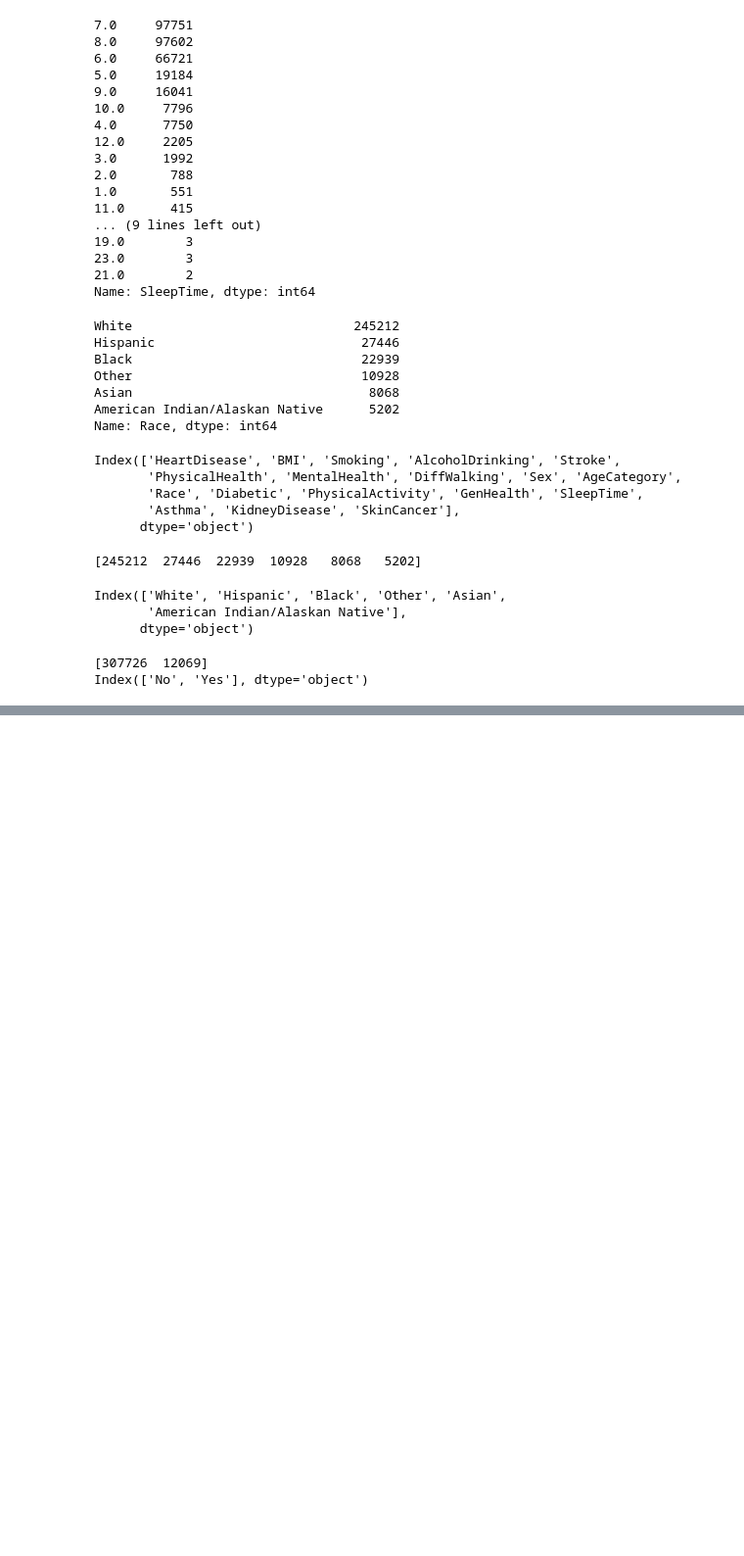
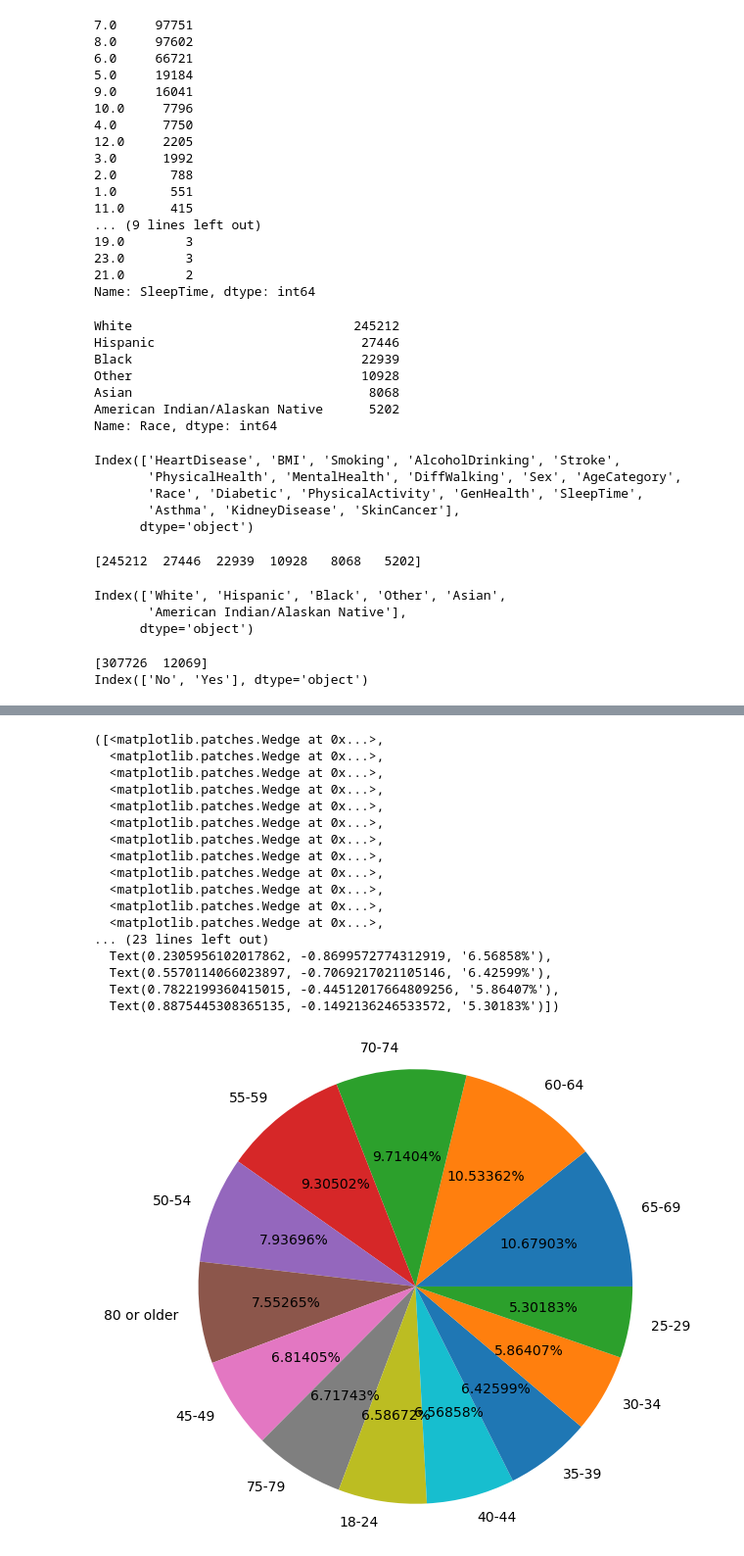
Before and after one commit to tanvirulislam912/Data-Science-Machine-Learning-, a Jupyter notebook: project 1/Heart Failure Dataset.ipynb, the cells around one changed output, grey strips where cells are left out. Shown at 98% size. Saved outputs shown, nothing was run; the diff lists cells and outputs as text; code cells hidden in the pictures; blank space fills up the shorter version.

```diff
--- a/project 1/Heart Failure Dataset.ipynb
+++ b/project 1/Heart Failure Dataset.ipynb
@@ -254,0 +291,23 @@ Index(['No', 'Yes'], dtype='object')
+# %%
+AgeValue = df.AgeCategory.value_counts().values
+AgeName = df.AgeCategory.value_counts().index
+plt.pie(AgeValue, labels=AgeName, radius=1.5, autopct="%1.5f%%")
+# %% [output]
+([<matplotlib.patches.Wedge at 0x...>,
+  <matplotlib.patches.Wedge at 0x...>,
+  <matplotlib.patches.Wedge at 0x...>,
+  <matplotlib.patches.Wedge at 0x...>,
+  <matplotlib.patches.Wedge at 0x...>,
+  <matplotlib.patches.Wedge at 0x...>,
+  <matplotlib.patches.Wedge at 0x...>,
+  <matplotlib.patches.Wedge at 0x...>,
+  <matplotlib.patches.Wedge at 0x...>,
+  <matplotlib.patches.Wedge at 0x...>,
+  <matplotlib.patches.Wedge at 0x...>,
+  <matplotlib.patches.Wedge at 0x...>,
+... (23 lines left out)
+  Text(0.2305956102017862, -0.8699572774312919, '6.56858%'),
+  Text(0.5570114066023897, -0.7069217021105146, '6.42599%'),
+  Text(0.7822199360415015, -0.44512017664809256, '5.86407%'),
+  Text(0.8875445308365135, -0.1492136246533572, '5.30183%')])
+[figure, added]
```
Also changed, not shown: parts of 110 cells of this notebook.
